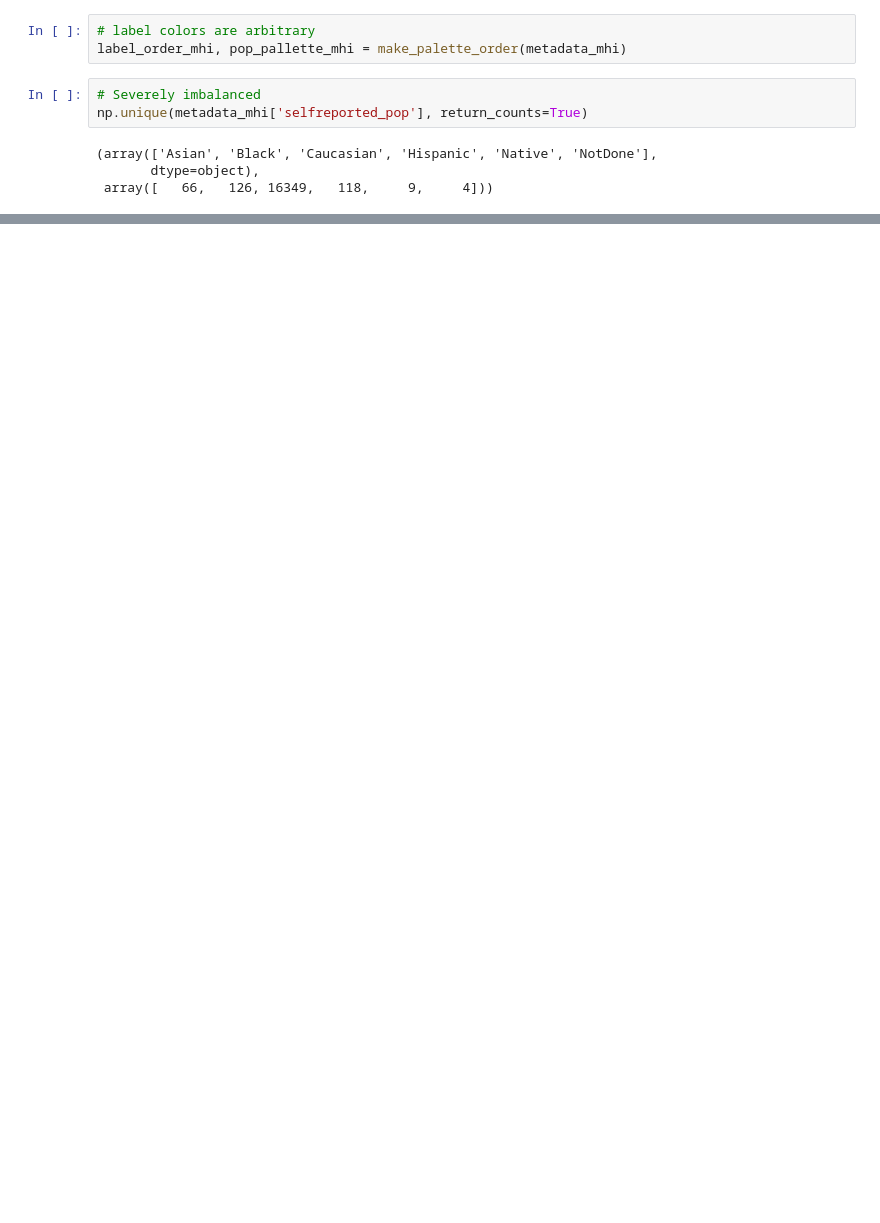
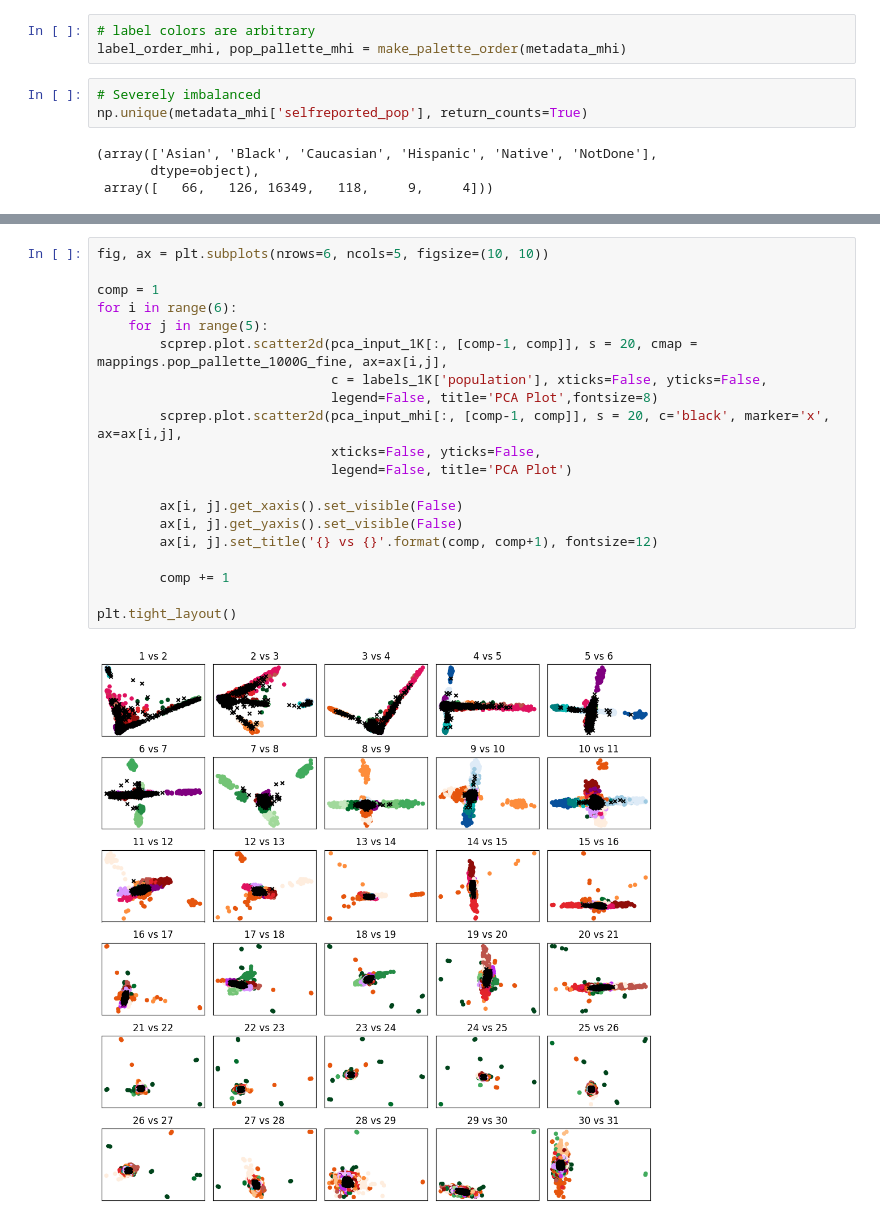
Before and after one commit to latent-reasoning-works/manylatents, a Jupyter notebook: notebooks/MHI/phate_MHI.ipynb, the cells around one changed output, grey strips where cells are left out. Saved outputs shown, nothing was run; the diff lists cells and outputs as text; blank space fills up the shorter version.

```diff
--- a/notebooks/MHI/phate_MHI.ipynb
+++ b/notebooks/MHI/phate_MHI.ipynb
@@ -49 +127,23 @@ np.unique(metadata_mhi['selfreported_pop'], return_counts=True)
+# %%
+fig, ax = plt.subplots(nrows=6, ncols=5, figsize=(10, 10))
+
+comp = 1
+for i in range(6):
+    for j in range(5):
+        scprep.plot.scatter2d(pca_input_1K[:, [comp-1, comp]], s = 20, cmap = mappings.pop_pallette_1000G_fine, ax=ax[i,j],
+                              c = labels_1K['population'], xticks=False, yticks=False,
+                              legend=False, title='PCA Plot',fontsize=8)
+        scprep.plot.scatter2d(pca_input_mhi[:, [comp-1, comp]], s = 20, c='black', marker='x', ax=ax[i,j],
+                              xticks=False, yticks=False,
+                              legend=False, title='PCA Plot')
+
+        ax[i, j].get_xaxis().set_visible(False)
+        ax[i, j].get_yaxis().set_visible(False)
+        ax[i, j].set_title('{} vs {}'.format(comp, comp+1), fontsize=12)
+
+        comp += 1
+
+plt.tight_layout()
+# %% [output]
+[figure, added]
 # %%
```
Also changed, not shown: parts of 9 cells of this notebook, 2 other files.
